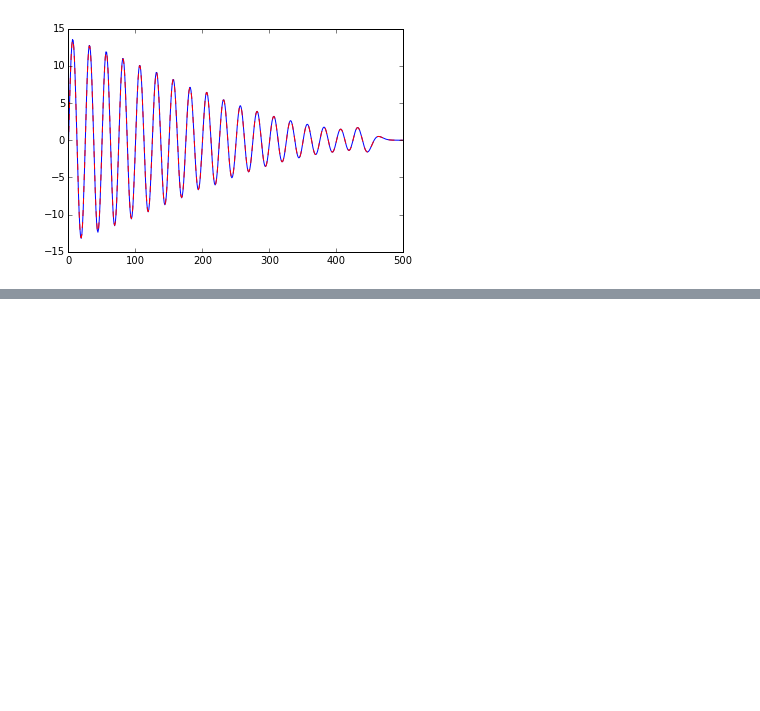
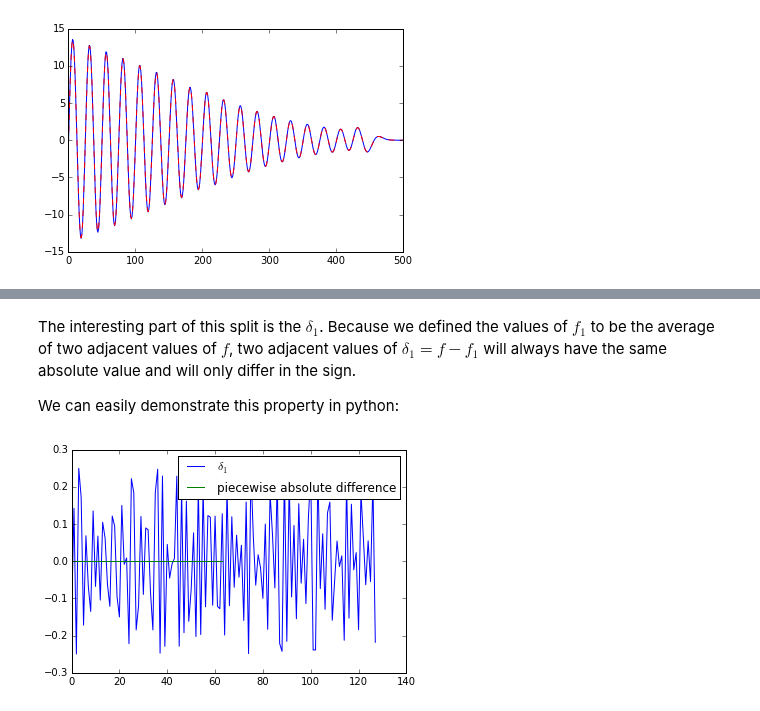
Before and after one commit to CSchoel/learn-wavelets, a Jupyter notebook: wavelet-introduction.ipynb, the cells around one changed output, grey strips where cells are left out. Cells and saved outputs as stored; diff of their text form; code cells hidden in the pictures; blank space fills up the shorter version.

```diff
--- a/wavelet-introduction.ipynb
+++ b/wavelet-introduction.ipynb
@@ -457,0 +518,14 @@ The DWT using this "orthonormal bases" approach probably successively splits the
+# %% [markdown]
+The interesting part of this split is the $\delta_1$.
+Because we defined the values of $f_1$ to be the average of two adjacent values of $f$, two adjacent values of $\delta_1 = f - f_1$ will always have the same absolute value and will only differ in the sign.
+
+We can easily demonstrate this property in python:
+# %%
+delta_diff = np.abs(delta_1[::2])-np.abs(delta_1[1::2])
+
+plt.plot(delta_1, label="$\delta_1$")
+plt.plot(delta_diff, label="piecewise absolute difference")
+plt.legend()
+plt.show()
+# %% [output]
+[figure, added]
```
Also changed, not shown: parts of 14 cells of this notebook.
